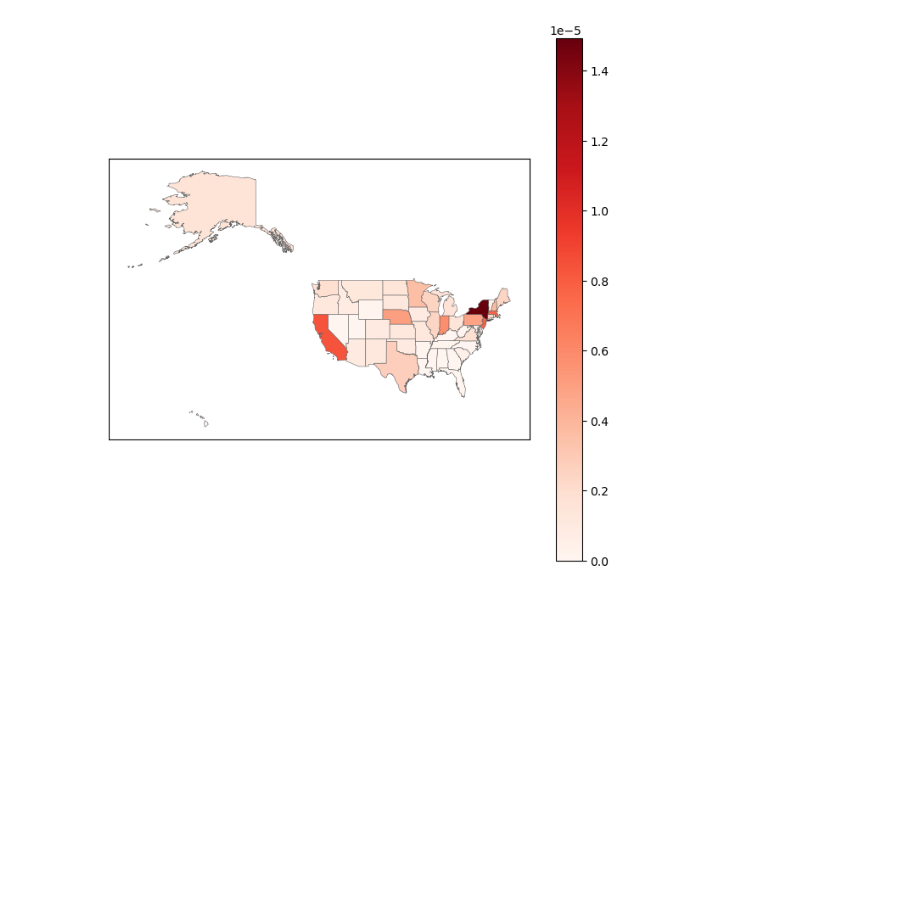
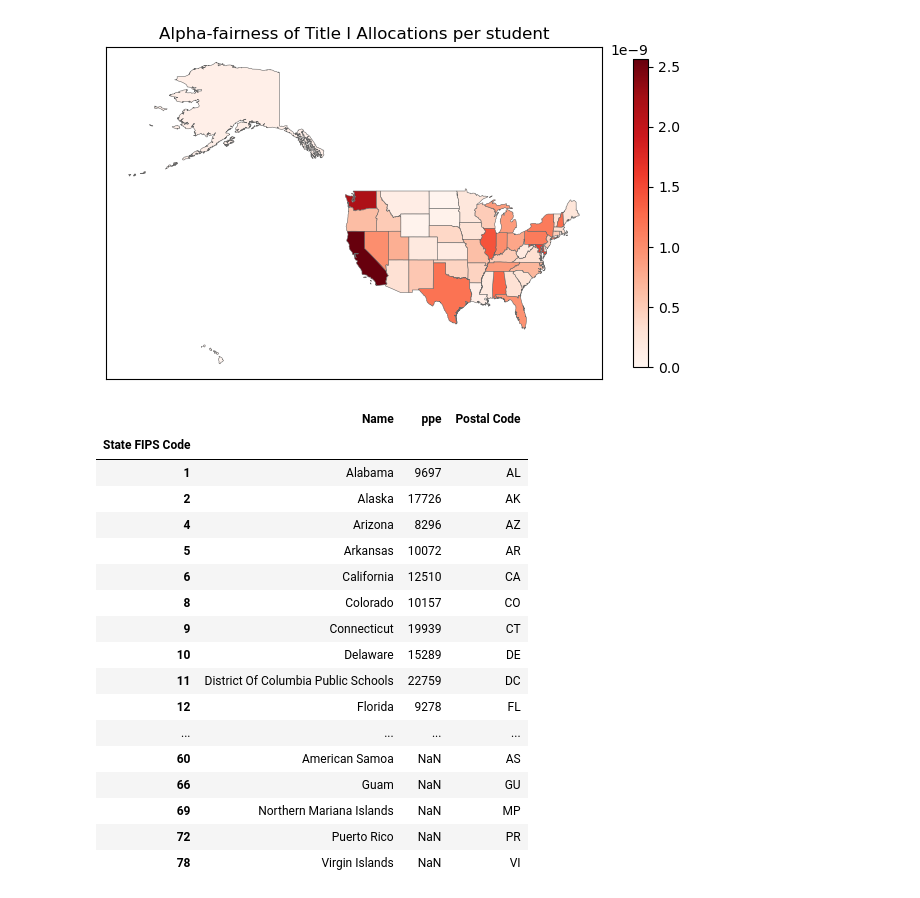
Before and after one commit to pranav-putta/titlei_fund_allocation, a Jupyter notebook: fund_alloc/experiments.ipynb, the cells around one changed output. Saved outputs shown, nothing was run; the diff lists cells and outputs as text; code cells hidden in the pictures; blank space fills up the shorter version.

```diff
--- a/fund_alloc/experiments.ipynb
+++ b/fund_alloc/experiments.ipynb
@@ -191,12 +369,13 @@ for key in list(df_grp_states.groups.keys()):
     df_state = df.loc[df_grp_states.groups[key]]
     errors = df_state[f'avg_noisy_{alloc}_alloc'] - df_state[f'calculated_{alloc}_alloc']
 
-    df_state_by_state['errors'].append(abs(errors).sum())
-    df_state_by_state['x'].append(len(df_state))
+    alpha_fairness = (max(errors) - min(errors)) / total_funds[alloc]
+    df_state_by_state['errors'].append(alpha_fairness)
+    df_state_by_state['x'].append((df_state['official_children_count'].sum()))
 
 plt.scatter(df_state_by_state['x'], df_state_by_state['errors'])
-plt.xscale('log')
-plt.xlabel('Number of Schools in State')
+# plt.xscale('log')
+plt.xlabel('Number of Students in State')
 plt.ylabel('Misallocation in $')
 # plt.legend()
 plt.show()
@@ -284,6 +468,24 @@ plt.show()
 # %%
 
 from collections import defaultdict
+from titlei_util import *
+
+def get_sppe(path):
+    fips_codes = pd.read_csv(f"datasets/fips_codes.csv").rename(
+        columns={
+            'FIPS': 'State FIPS Code'
+        }
+    )
+    # quirk of original data file - need to change DC's name for join
+    fips_codes.loc[fips_codes["Name"] == "District of Columbia", "Name"] = \
+        "District Of Columbia Public Schools"
+    sppe = pd.read_excel(path, header=2, engine='openpyxl') \
+        .rename(columns={"Unnamed: 0": "Name"})[["Name", "ppe"]]
+    return sppe.merge(fips_codes, on="Name", how="right") \
+        .set_index("State FIPS Code")
+
+sppe = (get_sppe('datasets/sppe18.xlsx'))
+
 
 # compute alpha fairness
 
@@ -296,8 +498,11 @@ total_funds = {
 total_funds['total'] = total_funds['basic'] + total_funds['concentrated'] + total_funds['targeted']
 for key in df_grp_states.groups.keys():
     for alloc in ['total']:
+        # s = sppe[key]
         df_state = df.loc[df_grp_states.groups[key]]
-        bias = df_state[f'avg_noisy_{alloc}_alloc'] - df_state[f'calculated_{alloc}_alloc']
+        bias = (df_state[f'avg_noisy_{alloc}_alloc'] - df_state[f'calculated_{alloc}_alloc'])  / (df_state['sppe'])# * df_state['official_children_formula_count'])
+        # drop nans and infs
+        bias = bias[~bias.isin([np.nan, np.inf, -np.inf])]
         alpha_fairness = (max(bias) - min(bias)) / total_funds[alloc]
         total_children_population = sum(df_state['official_children_count'])
         formula_children_population = sum(df_state['official_children_formula_count'])
@@ -315,6 +520,7 @@ stats_by_state_df = pd.DataFrame(stats_by_state)
 stats_by_state_df = stats_by_state_df.sort_values(by=['alpha_fairness'])
 plt.figure(figsize=(15, 6))
 plt.bar(stats_by_state_df['state'], stats_by_state_df['alpha_fairness'], label='alpha-fairness')
+# plt.title('Basic')
 plt.xticks(rotation=90)
 plt.legend()
 plt.show()
@@ -328,21 +534,23 @@ plt.xscale('log')
 # %%
 import geopandas as gpd
 
-usa = gpd.read_file('../states.shp')
+usa = gpd.read_file('data_viz/states.shp')
 usa['state'] = usa['state_name'].str.upper()
 usa = usa.merge(stats_by_state_df, on='state')
 
 fig, ax = plt.subplots(1, figsize=(8, 8))
 plt.xticks([])
 plt.yticks([])
 
 values = stats_by_state_df['alpha_fairness']
 
 usa.plot(column="alpha_fairness", cmap="Reds", linewidth=0.4, ax=ax, edgecolor=".4")
 #
 bar_info = plt.cm.ScalarMappable(cmap='Reds', norm=plt.Normalize(vmin=np.min(values), vmax=np.max(values)))
 bar_info._A = []
-cbar = fig.colorbar(bar_info)
+#make colorbar smaller
+cbar = fig.colorbar(bar_info, shrink=0.5)
+plt.title('Alpha-fairness of Title I Allocations per student')
 plt.show()
 # %% [output]
-[figure, old version]
+[figure, new version]
@@ -348,0 +577,21 @@ plt.show()
+# %%
+sppe
+# %% [output]
+|  | Name | ppe | Postal Code |
+| State FIPS Code |  |  |  |
+| 1 | Alabama | 9697 | AL |
+| 2 | Alaska | 17726 | AK |
+| 4 | Arizona | 8296 | AZ |
+| 5 | Arkansas | 10072 | AR |
+| 6 | California | 12510 | CA |
+| 8 | Colorado | 10157 | CO |
+| 9 | Connecticut | 19939 | CT |
+| 10 | Delaware | 15289 | DE |
+| 11 | District Of Columbia Public Schools | 22759 | DC |
+| 12 | Florida | 9278 | FL |
+| ... | ... | ... | ... |
+| 60 | American Samoa | NaN | AS |
+| 66 | Guam | NaN | GU |
+| 69 | Northern Mariana Islands | NaN | MP |
+| 72 | Puerto Rico | NaN | PR |
+| 78 | Virgin Islands | NaN | VI |
```
Also changed, not shown: parts of 22 cells of this notebook, 31 other files.
